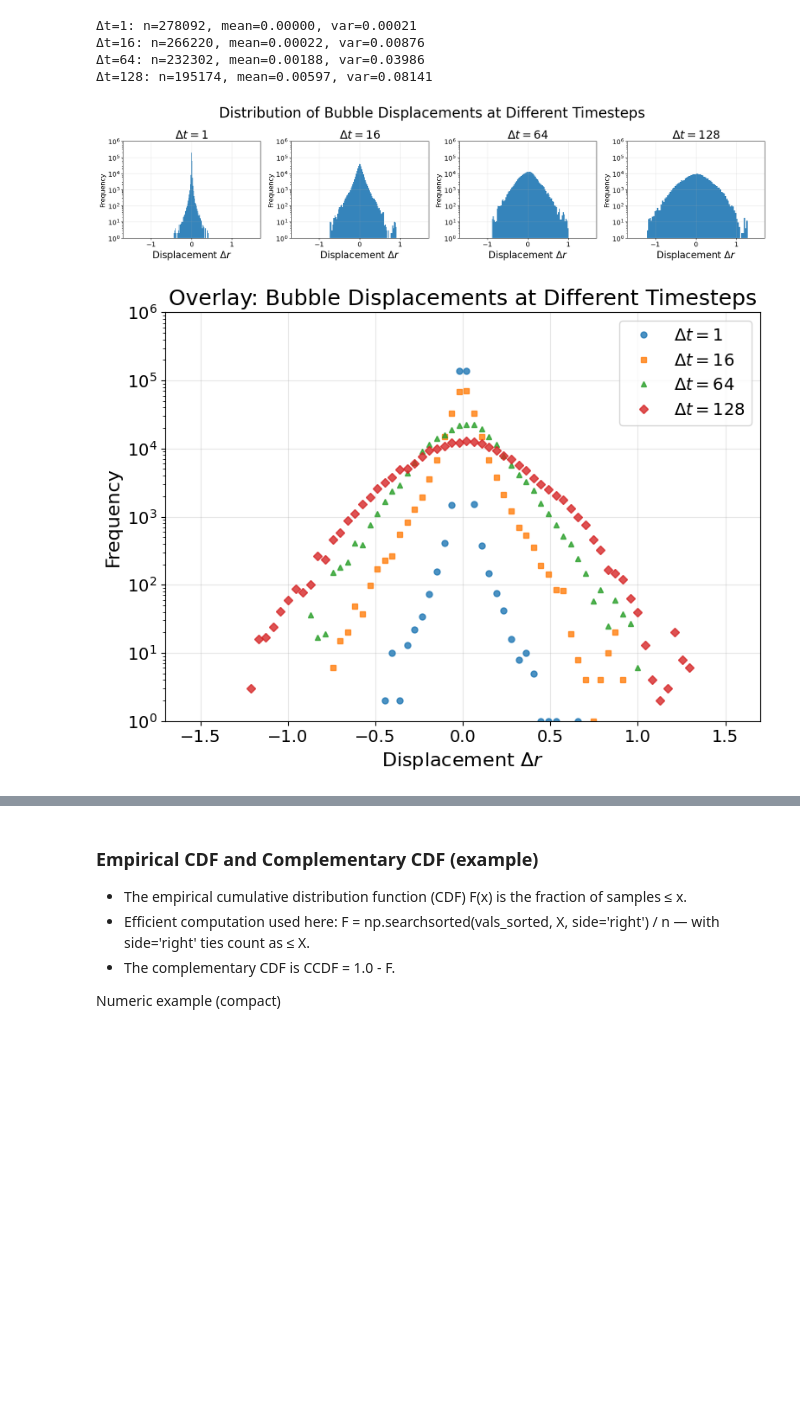
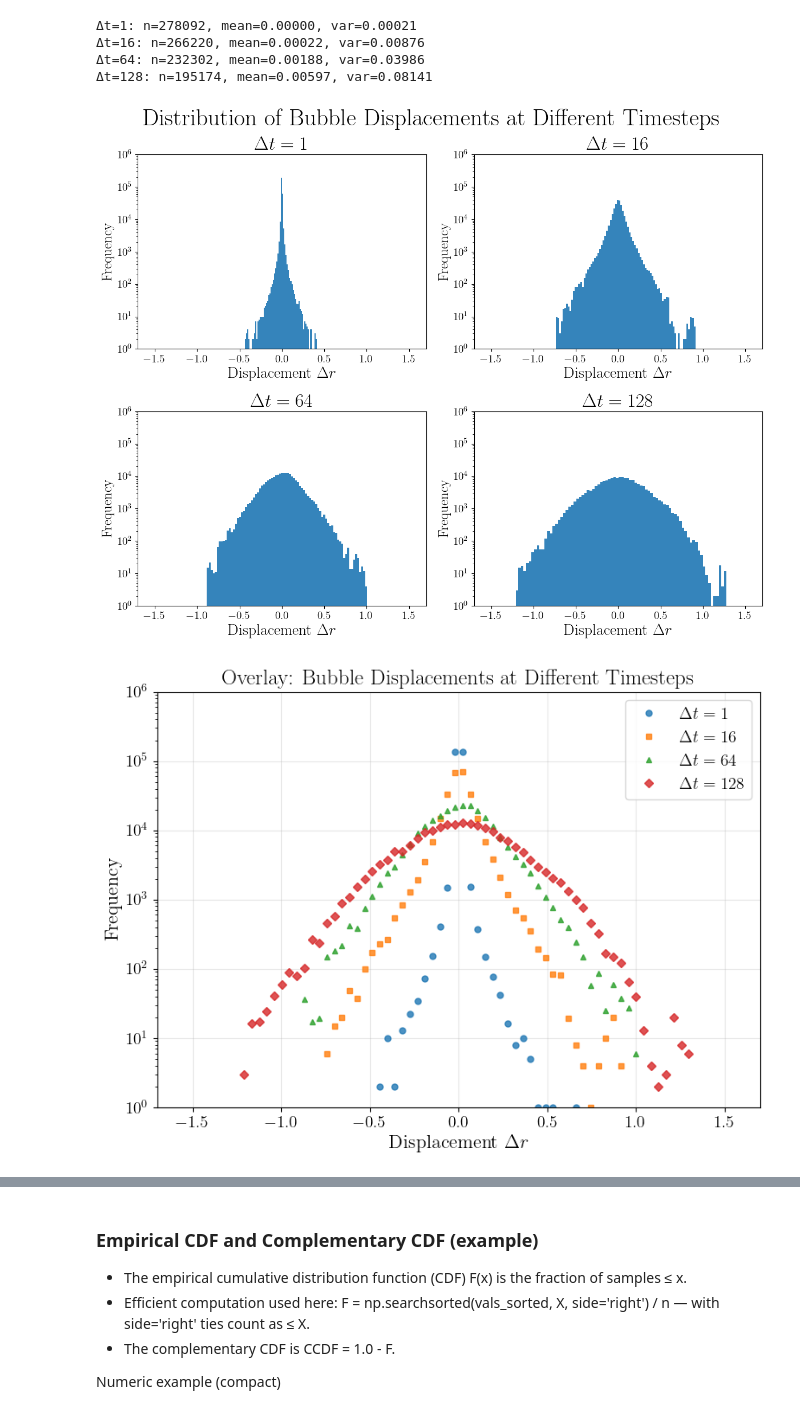
Before and after one commit to conorkirby/capstone, a Jupyter notebook: ProjectNotebooks/03_DisplacementDistributions.ipynb, the cells around one changed output, grey strips where cells are left out. Cells and saved outputs as stored; diff of their text form; code cells hidden in the pictures; blank space fills up the shorter version.

Commit message:
figure updates

```diff
--- a/ProjectNotebooks/03_DisplacementDistributions.ipynb
+++ b/ProjectNotebooks/03_DisplacementDistributions.ipynb
@@ -70,7 +70,11 @@ BOX_SIZE in module: 20.203051
 # Collect all position changes from all bubbles
 all_changes_x = []
 all_changes_y = []
-
+plt.rcParams.update({
+    "text.usetex": True,
+    "font.family": "serif",
+    "font.serif": ["Latin Modern Roman"],
+})
 for bubble_id, g in df_corrected.groupby("id"):
     g = g.sort_values("timestep").copy()
 
@@ -122,16 +126,14 @@ plt.xlabel('Change Position')
 plt.ylabel('Frequency (log scale)')
 plt.title('Distribution of X Position Changes (Log Scale)')
 plt.legend()
-plt.grid(True, alpha=0.3)
 
 plt.hist(all_changes_y, bins=150, alpha=0.5, label=r'$\Delta y$', color='red', log=True)
-plt.xlabel('Change Position')
-plt.ylabel('Frequency (log scale)')
+plt.xlabel('Change Position', fontsize=16)
+plt.ylabel('Frequency (log scale)', fontsize=16)
 plt.title('Distribution of Position Changes (Log Scale)')
-plt.grid(True, alpha=0.3)
 plt.legend()
 plt.tight_layout()
-plt.savefig("/Users/conorkirby/Library/Mobile Documents/com~apple~CloudDocs/Coding/projects/python/capstone/Figures/x_y_combination_proof.png", dpi=300)
+plt.savefig("/Users/conorkirby/Library/Mobile Documents/com~apple~CloudDocs/Coding/projects/python/capstone/Figures/00_Thesis_Figures/x_y_combination_proof.png", dpi=300)
 plt.show()
 
 
@@ -176,7 +178,11 @@ Total position changes analyzed: 278092
 Mean change in position (all directions): 0.000002
 Standard deviation of changes: 0.014547
 # %%
-
+plt.rcParams.update({
+    "text.usetex": True,
+    "font.family": "serif",
+    "font.serif": ["Latin Modern Roman"],
+})
 # Displacement Analysis for Multiple dt Values
 #dt_values = [1, 10, 25, 50, 75, 125, 200, 300, 400, 500]
 dt_values = [1, 16, 64, 128]
@@ -184,7 +190,7 @@ dt_values = [1, 16, 64, 128]
 # increase text size for better readability in 1x4 layout
 
 
-fig, axs = plt.subplots(1, 4, figsize=(20, 5))
+fig, axs = plt.subplots(2, 2, figsize=(12, 10))
 axs = axs.ravel()
 plt.suptitle('Distribution of Bubble Displacements at Different Timesteps',
              fontsize=30, y=0.95)
@@ -195,37 +201,36 @@ for idx, dt in enumerate(dt_values):
     for bubble_id, g in df_corrected.groupby("id"):
         g = g.sort_values("timestep").copy()
         x, y = g["x"].to_numpy(), g["y"].to_numpy()
 
         if len(x) <= dt:
             continue
 
         dx_dt = x[dt:] - x[:-dt]
         dy_dt = y[dt:] - y[:-dt]
 
         all_dx.extend(dx_dt)
         all_dy.extend(dy_dt)
 
     all_disp = np.concatenate([all_dx, all_dy])
     axs[idx].hist(all_disp, bins=80, alpha=0.9)
     axs[idx].set_title(rf"$\Delta t = {dt}$", fontsize=24)
-    axs[idx].grid(alpha=0.3)
     axs[idx].set_yscale('log')
     axs[idx].set_xlim(-1.7, 1.7)
     axs[idx].set_ylim(1, 1e6)
     axs[idx].set_xlabel(r"Displacement $\Delta r$", fontsize=20)
-    axs[idx].set_ylabel("Frequency")
+    axs[idx].set_ylabel("Frequency", fontsize=18)
 
     print(f"Δt={dt}: n={len(all_disp)}, mean={np.mean(all_disp):.5f}, var={np.var(all_disp):.5f}")
 
 plt.tight_layout(rect=[0, 0, 1, 0.98])
-plt.savefig("/Users/conorkirby/Library/Mobile Documents/com~apple~CloudDocs/Coding/projects/python/capstone/Figures/03_Figures/displacement_distributions_1x4.png", dpi=300, bbox_inches='tight')
+plt.savefig("/Users/conorkirby/Library/Mobile Documents/com~apple~CloudDocs/Coding/projects/python/capstone/Figures/00_Thesis_Figures/displacement_distributions_1x4.png", dpi=300, bbox_inches='tight')
 plt.show()
 # %% [output]
 Δt=1: n=278092, mean=0.00000, var=0.00021
 Δt=16: n=266220, mean=0.00022, var=0.00876
 Δt=64: n=232302, mean=0.00188, var=0.03986
 Δt=128: n=195174, mean=0.00597, var=0.08141
-[figure, old version]
+[figure, new version]
 # %%
 # Overlay Plot
 plt.figure(figsize=(8, 6))
@@ -270,7 +275,7 @@ plt.show()
 
 # connect with lines
 # %% [output]
-[figure, old version]
+[figure, new version]
 # %%
 
 # Overlay with centred x and staggered (log) peaks
```
Also changed, not shown: parts of 11 cells of this notebook, 47 other files.
